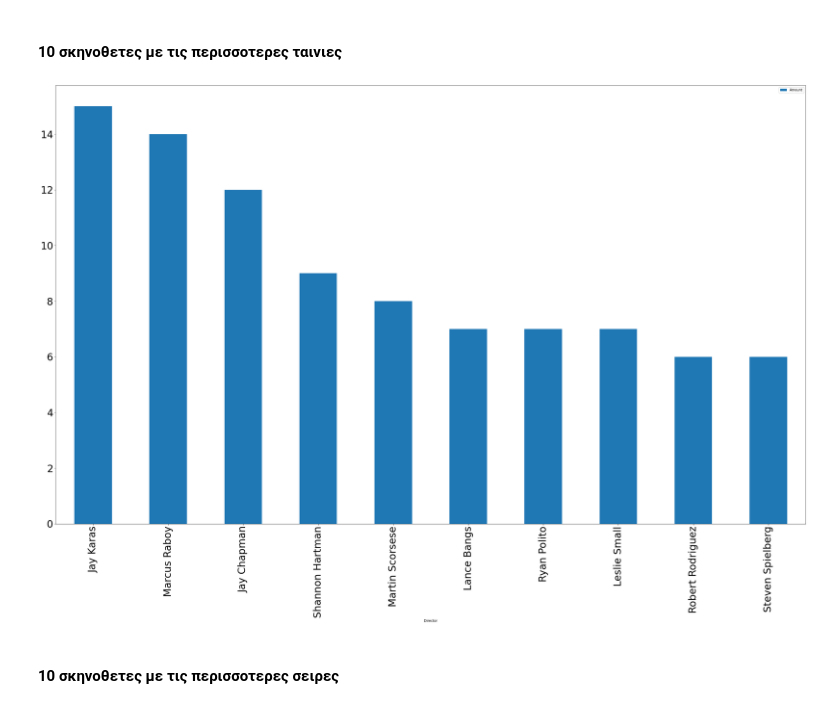
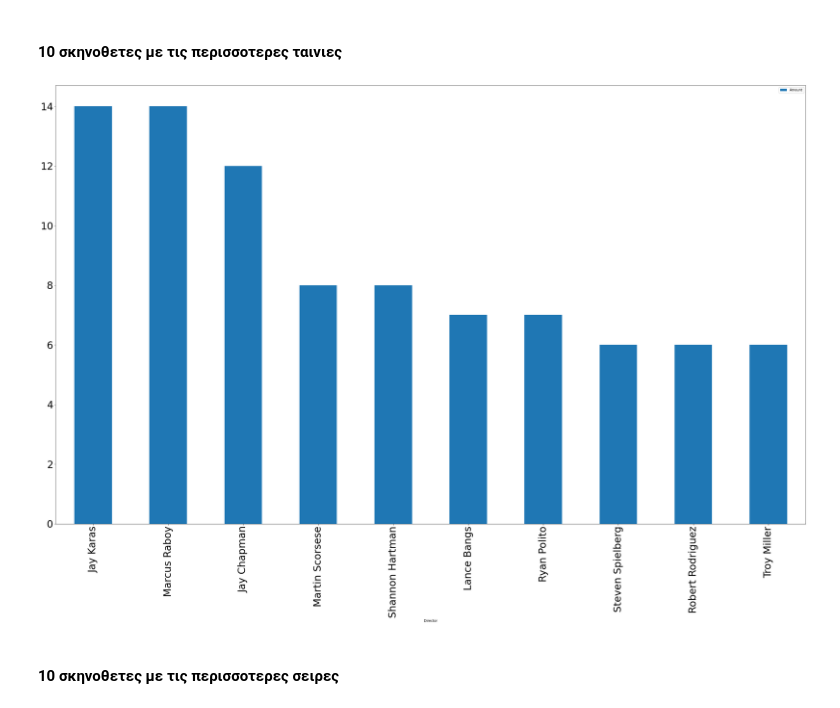
Before and after one commit to Demesta/data_mining_for_netflix, a Jupyter notebook: netflixAndro.ipynb, the cells around one changed output. Saved outputs shown, nothing was run; the diff lists cells and outputs as text; code cells hidden in the pictures.

```diff
--- a/netflixAndro.ipynb
+++ b/netflixAndro.ipynb
@@ -404,30 +404,20 @@ country9 = 'United States'
 # %%
 Movies9 = df9[df9['type'] == 'Movie']
 Movies9 = Movies9[Movies9['country'] == country9]
 Movies9 = Movies9.reset_index()
 
 Movies9 = Movies9.groupby(["director"], as_index=False).count()
 Movies9 = Movies9[['director', 'show_id']]
 Movies9.columns = ['Director', 'Amount']
 Movies9 = Movies9.reset_index()
-Movies9['Director'] = Movies9['Director'].str.split(',')
 
-Movies9 = (Movies9
- .set_index(['index','Amount'])['Director']
- .apply(pd.Series)
- .stack()
- .reset_index()
- .drop('level_2', axis=1)
- .rename(columns={0:'Director'}))
-
-Movies9 = Movies9.groupby(['Director'], as_index=False).sum()
 Movies9 = Movies9.sort_values('Amount', ascending=False)
 Movies9 = Movies9.head(10)
 
 Movies9.plot(x ='Director', y='Amount', kind = 'bar', figsize=(40,24), fontsize=30)
 plt.show()
 # %% [output]
-[figure, old version]
+[figure, new version]
 # %% [markdown]
 #### 10 σκηνοθετες με τις περισσοτερες σειρες
 # %%
```
Also changed, not shown: parts of 6 cells of this notebook.
